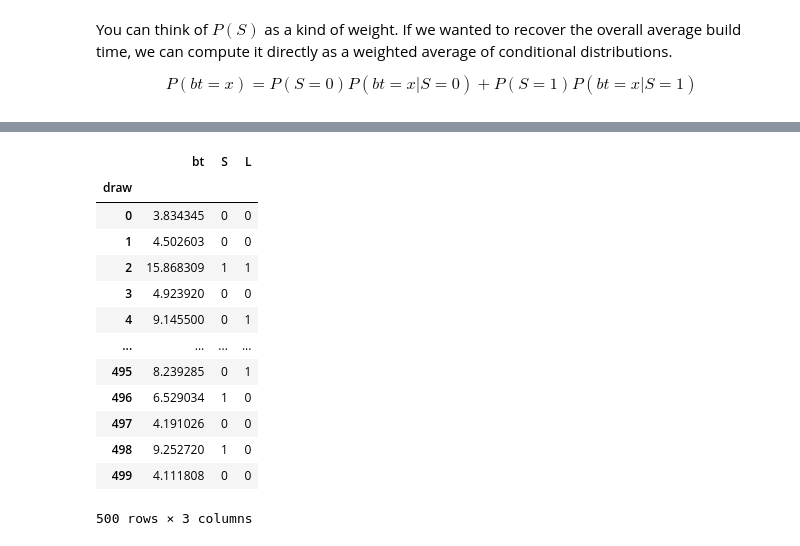
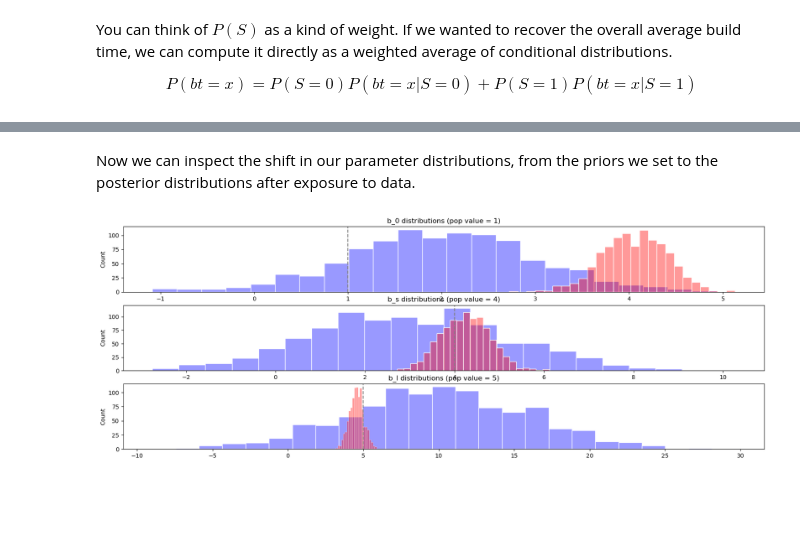
Before and after one commit to choct155/statsConcepts, a Jupyter notebook: BayesianUpdate.ipynb, the cells around one changed output, grey strips where cells are left out. Saved outputs shown, nothing was run; the diff lists cells and outputs as text; code cells hidden in the pictures; blank space fills up the shorter version.

```diff
--- a/BayesianUpdate.ipynb
+++ b/BayesianUpdate.ipynb
@@ -241,17 +246,35 @@ array([[<Axes: title={'center': 'b_s'}>,
-# %%
-data["prior"][["bt", "S", "L"]].to_dataframe().droplevel(["chain", "S_dim_0", "L_dim_0"])
-# %% [output]
-|  | bt | S | L |
-| draw |  |  |  |
-| 0 | 3.834345 | 0 | 0 |
-| 1 | 4.502603 | 0 | 0 |
-| 2 | 15.868309 | 1 | 1 |
-| 3 | 4.923920 | 0 | 0 |
-| 4 | 9.145500 | 0 | 1 |
-| ... | ... | ... | ... |
-| 495 | 8.239285 | 0 | 1 |
-| 496 | 6.529034 | 1 | 0 |
-| 497 | 4.191026 | 0 | 0 |
-| 498 | 9.252720 | 1 | 0 |
-| 499 | 4.111808 | 0 | 0 |
-500 rows × 3 columns
+# %% [markdown]
+Now we can inspect the shift in our parameter distributions, from the priors we set to the posterior distributions after exposure to data.
+# %%
+dists: Dict[str, Dict[str, np.array]] = {
+    "b_0": {
+        "pop_value": np.array([data.prior.beta.values[0][0][0]]),
+        "prior_dist": est_prior.prior.b_0.values[0],
+        "post_dist": est_trace.posterior.b_0.values[0]
+    },
+    "b_s": {
+        "pop_value": np.array([data.prior.beta.values[0][0][1]]),
+        "prior_dist": est_prior.prior.b_s.values[0],
+        "post_dist": est_trace.posterior.b_s.values[0]
+    },
+    "b_l": {
+        "pop_value": np.array([data.prior.beta.values[0][0][2]]),
+        "prior_dist": est_prior.prior.b_l.values[0],
+        "post_dist": est_trace.posterior.b_l.values[0]
+    }
+}
+
+def dist_compare(coeff: str, ax: plt.Axes, dist_dict: Dict[str, Dict[str, np.array]] = dists) -> plt.Axes:
+    pop_value: float = dist_dict[coeff]["pop_value"][0]
+    prior_dist: np.array = dist_dict[coeff]["prior_dist"]
+    post_dist: np.array = dist_dict[coeff]["post_dist"]
+    sb.histplot(prior_dist, color="blue", label="prior", ax=ax, alpha=0.4, ec="white")
+    sb.histplot(post_dist, color="red", label="posterior", ax=ax, alpha=0.4, ec="white")
+    ax.axvline(x=pop_value, linestyle="--", color="grey")
+    ax.set_title(f"{coeff} distributions (pop value = {pop_value})")
+
+fig, ax = plt.subplots(3, figsize=(20, 7))
+for i, c in enumerate(["b_0", "b_s", "b_l"]):
+    dist_compare(c, ax[i])
+# %% [output]
+[figure, added]
```
Also changed, not shown: parts of 14 cells of this notebook, 1 other file.
